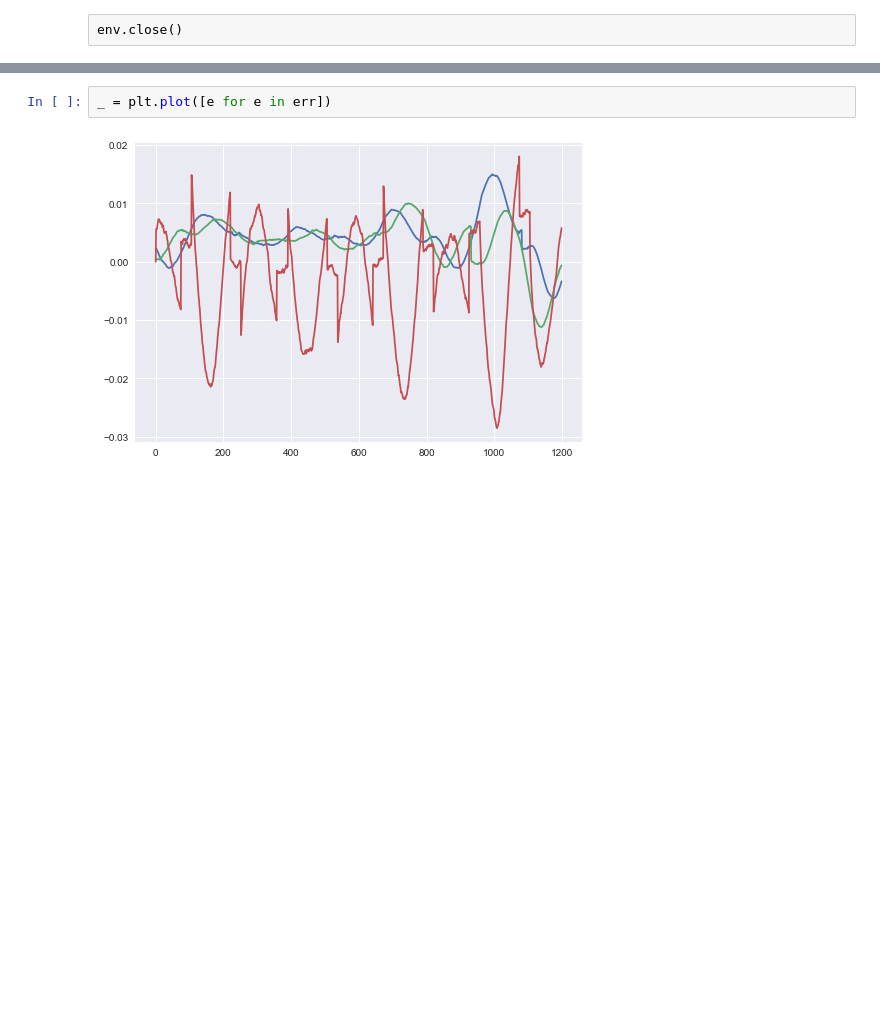
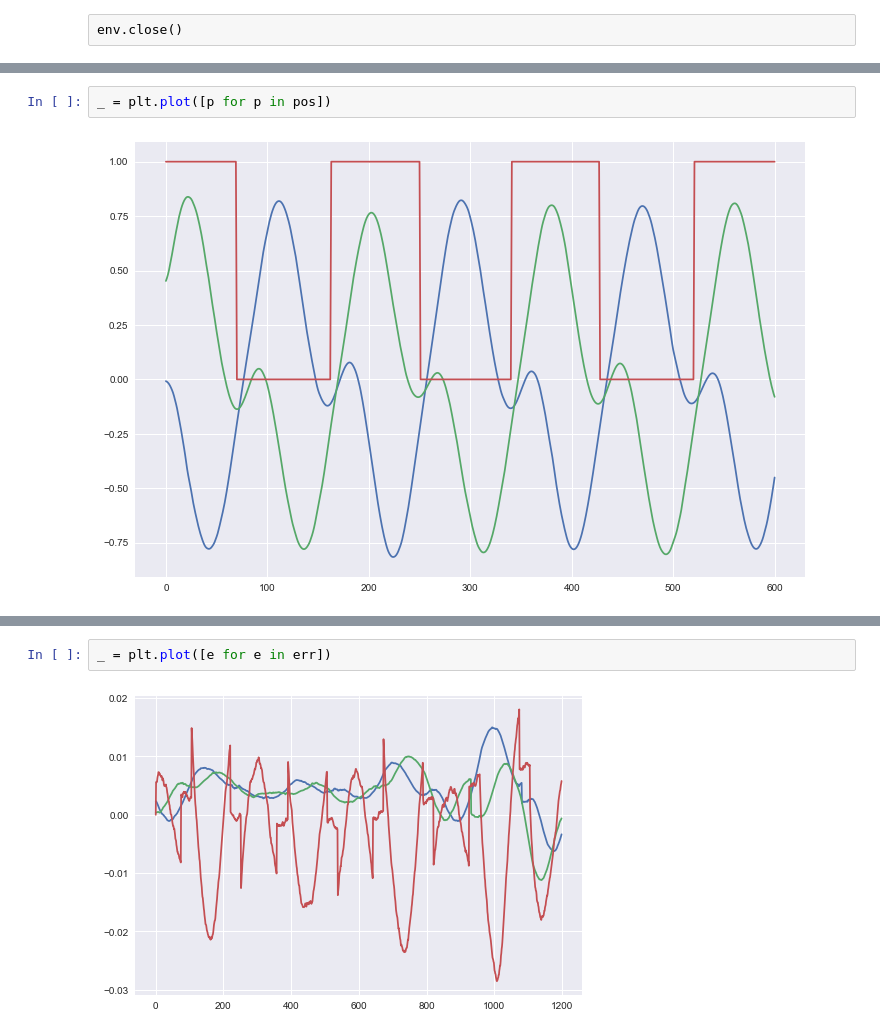
Before and after one commit to jcsharp/DriveIt, a Jupyter notebook: Oracle-Multi.ipynb, the cells around one changed output, grey strips where cells are left out. Saved outputs shown, nothing was run; the diff lists cells and outputs as text; blank space fills up the shorter version.

```diff
--- a/Oracle-Multi.ipynb
+++ b/Oracle-Multi.ipynb
@@ -117,0 +111,4 @@ sns.set()
+# %%
+_ = plt.plot([p for p in pos])
+# %% [output]
+[figure, added]
```
Also changed, not shown: parts of 8 cells of this notebook.
